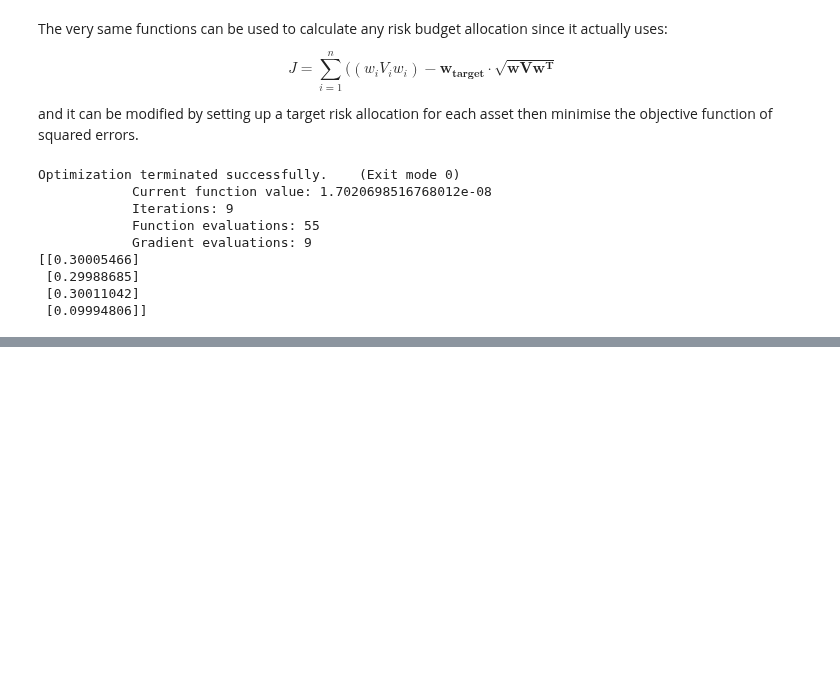
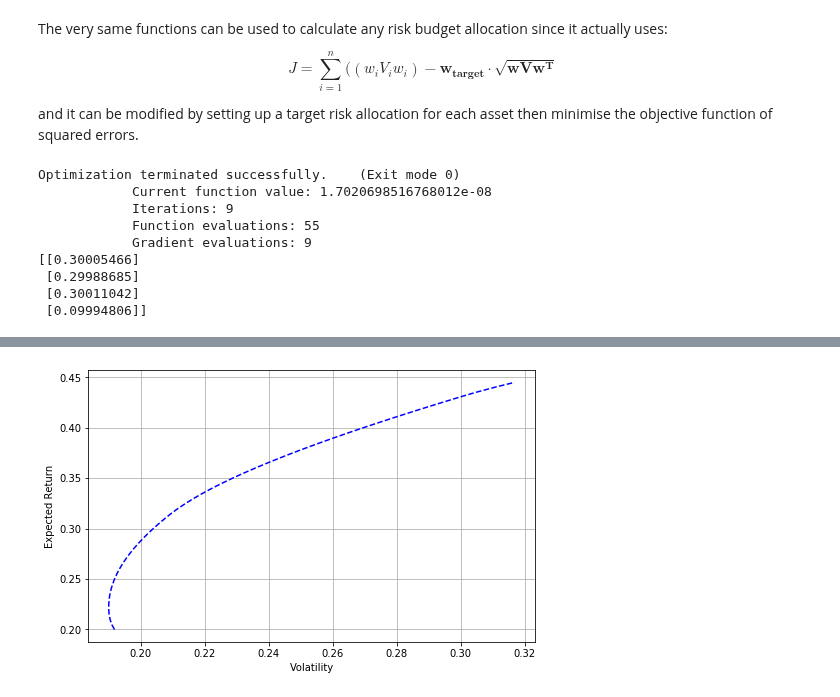
Before and after one commit to matteosan1/finance_course, a Jupyter notebook: libro/markowitz.ipynb, the cells around one changed output, grey strips where cells are left out. Cells and saved outputs as stored; diff of their text form; code cells hidden in the pictures; blank space fills up the shorter version.

```diff
--- a/libro/markowitz.ipynb
+++ b/libro/markowitz.ipynb
@@ -345,0 +379,16 @@ Optimization terminated successfully.    (Exit mode 0)
+# %%
+def getTargetReturn(weights, returns, targetReturn):
+    portfolio_return = np.sum(returns*weights)
+    return (portfolio_return - targetReturn)
+returns = []
+for eff in np.arange(0.20, 0.45, 0.005):
+    constraints = ({'type': 'eq', 'fun': getTargetReturn,
+                    'args':(annual_expected, eff,)},
+                   {'type': 'eq', 'fun': sumWeights})
+    bounds = tuple((0, 1) for asset in range(numAssets))
+    opts = optimize.minimize(objective, np.ones(numAssets) / float(numAssets),
+                             args=(annual_covariance,),
+                             bounds=bounds, constraints=constraints)
+    returns.append((np.sqrt(np.dot(opts.x.T, np.dot(annual_covariance, opts.x))),
+                    np.sum(annual_expected*opts.x)))
+returns = np.array(returns)
@@ -345,0 +413,10 @@ Optimization terminated successfully.    (Exit mode 0)
+# %%
+plt.figure(figsize=(8,5))
+plt.plot(returns[:, 0], returns[:, 1], color = 'blue', label="Efficient Frontier", linestyle='--')
+plt.xlabel("Volatility")
+plt.ylabel("Expected Return")
+plt.grid(True)
+plt.legend()
+plt.show()
+# %% [output]
+[figure, added]
```
Also changed, not shown: parts of 4 cells of this notebook, 42 other files.
